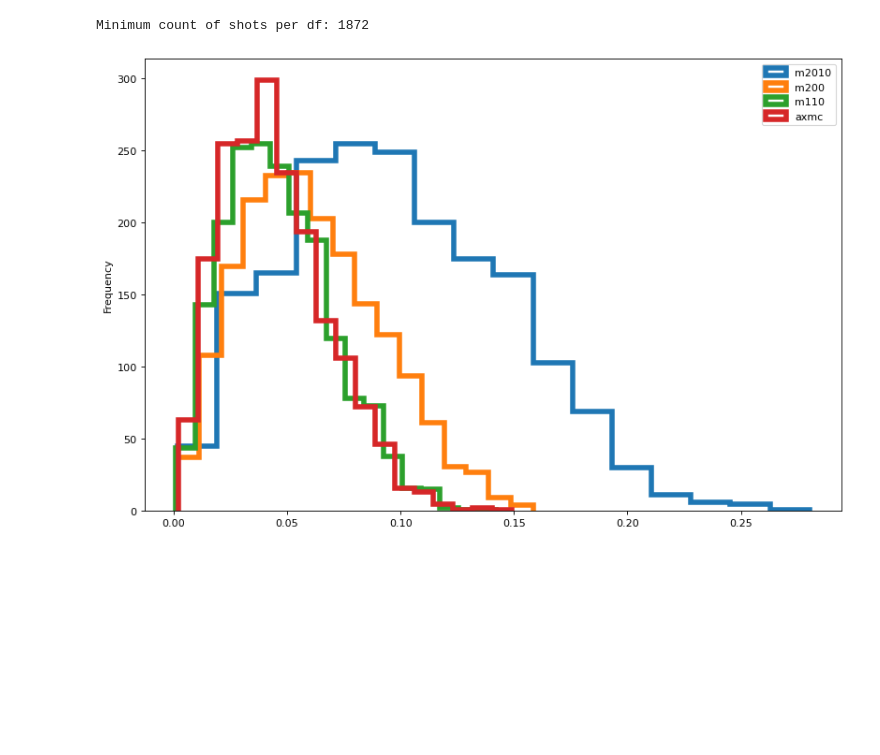
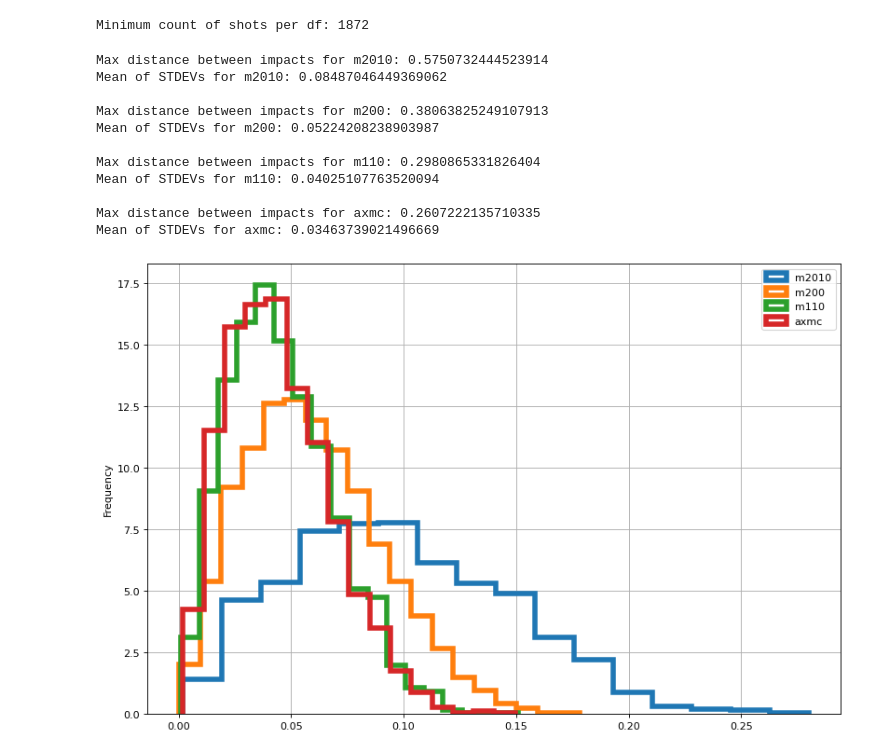
Before and after one commit to P1ker1/ACE3-AB-Zeroer, a Jupyter notebook: Python/src/shot_grouping.ipynb, the cells around one changed output. Drawn from its saved outputs; the diff is of its cells as text; code cells hidden in the pictures; blank space fills up the shorter version.

```diff
--- a/Python/src/shot_grouping.ipynb
+++ b/Python/src/shot_grouping.ipynb
@@ -310,8 +379,8 @@ Instead we only really need to get the y-value of the rightmost impact and delet
 However, a solution using KMeans clustering can be implemented for the sake of an example & a more general case.
 # %%
 # Choose
-clustering = True                       # Clustering method vs. manually taking the values higher than the rightmost impact
-delete_errorous_rows_from_db = False    # Delete the errorous values from the DB or not
+clustering = True                      # Clustering method vs. manually taking the values higher than the rightmost impact
+delete_errorous_rows_from_db = True    # Delete the errorous values from the DB or not
 # %% [markdown]
 #### Option 1: Clustering
 
@@ -337,9 +406,12 @@ if clustering:
     only_ax = df_axmc_c0.plot.scatter("x", "y", c="C0")
     df_axmc_c1.plot.scatter("x", "y", c="C1", ax=only_ax)
 
+    # Select the cluster with the smaller size as the errorous cluster
+    errorous_cluster = min([df_axmc_c0, df_axmc_c1], key=lambda df: df.size)
+
     # Tuple is used, as tuple's syntax is similar to SQL's WHERE IN syntax
     # e.g. WHERE column_name IN (value1, value2, ...);
-    errorous_cluster_ids = tuple(df_axmc_c1["id"].to_numpy())
+    errorous_cluster_ids = tuple(errorous_cluster["id"].to_numpy())
 
     # Del_condition for delete_from_table would be
     del_condition = f"(id IN {errorous_cluster_ids})"
@@ -366,4 +443,0 @@ After the faulty data has been isolated, it may be deleted from the database. Ev
-# %%
-if delete_errorous_rows_from_db:
-    delete_from_table(del_condition, TABLE_NAME, DB_PATH)
-    delete_errorous_rows_from_db = False
@@ -410,32 +684,59 @@ for weap_short in dfs:
 # %% [output]
 Minimum count of shots per df: 1872
 # %%
+from scipy.spatial.distance import cdist
+
 # Re-sort the DataFrame based on the standard deviation of the distance_from_mean
 # The ordered are
-sample_dfs_sorted = dict(sorted(sample_dfs.items(), reverse=True, key=lambda item: np.std(item[1]["dist_from_mean"])))
+sample_dfs_sorted = dict(sorted(dfs.items(), reverse=True, key=lambda item: np.std(item[1]["dist_from_mean"])))
 
 # i -> index, weap_short -> key
 for i, weap_short in enumerate(sample_dfs_sorted):
 
     if i == 0:
-        only_ax = sample_dfs[weap_short]["dist_from_mean"].plot.hist(
-            bins=sample_dfs_bin_counts[weap_short]["doane"],
-            histtype="step",
-            linewidth=5,
-            color=f"C{i}")
-    else:
-        sample_dfs[weap_short]["dist_from_mean"].plot.hist(
-            bins=sample_dfs_bin_counts[weap_short]["doane"],
+        only_ax = dfs[weap_short]["dist_from_mean"].plot.hist(
+            bins=bin_cnts[weap_short]["doane"],
             histtype="step",
             linewidth=5,
             color=f"C{i}",
-            ax=only_ax)
+            density=1)
+
+    else:
+        only_ax = dfs[weap_short]["dist_from_mean"].plot.hist(
+            bins=bin_cnts[weap_short]["doane"],
+            histtype="step",
+            linewidth=5,
+            color=f"C{i}",
+            density=1)
+
+    print(f"Max distance between impacts for {weap_short}:",
+          np.max(
+              cdist
+              (dfs[weap_short].loc[:,("x","y")],
+               dfs[weap_short].loc[:,("x","y")],
+               "euclidean").flatten()))
+
+
+    print(f"Mean of STDEVs for {weap_short}:", np.mean([np.std(dfs[weap_short]["x"]), np.std(dfs[weap_short]["y"])]), "\n")
+
 
 only_ax.legend(list(sample_dfs_sorted))
+only_ax.grid(True)
 
 plt.show()
 # %% [output]
+Max distance between impacts for m2010: 0.5750732444523914
+Mean of STDEVs for m2010: 0.08487046449369062
+
+Max distance between impacts for m200: 0.38063825249107913
+Mean of STDEVs for m200: 0.05224208238903987
+
+Max distance between impacts for m110: 0.2980865331826404
+Mean of STDEVs for m110: 0.04025107763520094
+
+Max distance between impacts for axmc: 0.2607222135710335
+Mean of STDEVs for axmc: 0.03463739021496669
-[figure, old version]
+[figure, new version]
 # %%
 # View the same data on a scatter plot
 
```
Also changed, not shown: parts of 30 cells of this notebook.
